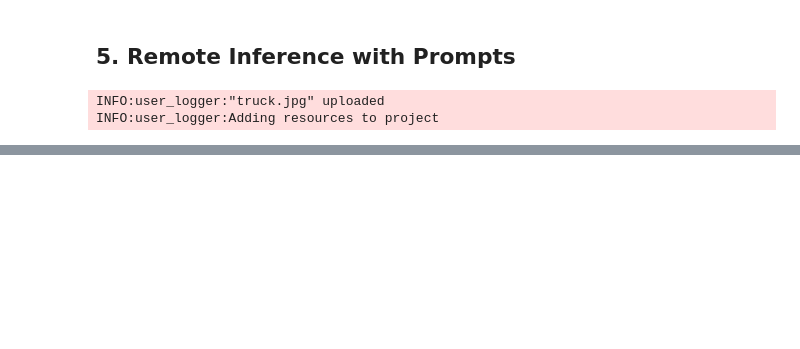
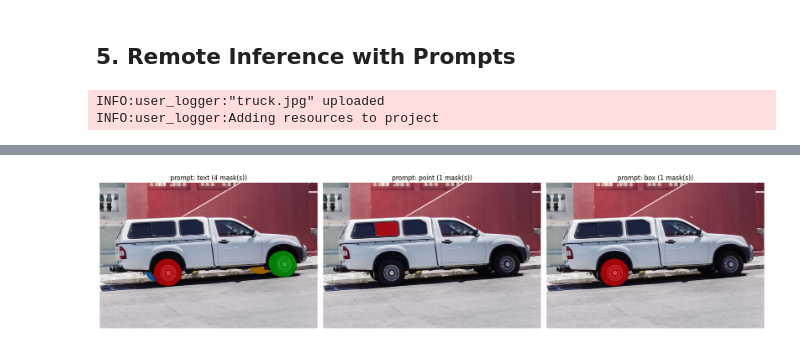
Before and after one commit to SonanceAI/datamint-python-api, a Jupyter notebook: notebooks/06_end_to_end/sam/01_deploy_sam_model.ipynb, the cells around one changed output, grey strips where cells are left out. Cells and saved outputs as stored; diff of their text form; code cells hidden in the pictures; blank space fills up the shorter version.

```diff
--- a/notebooks/06_end_to_end/sam/01_deploy_sam_model.ipynb
+++ b/notebooks/06_end_to_end/sam/01_deploy_sam_model.ipynb
@@ -301,7 +329,7 @@ print(f'Run ID    : {run.info.run_id}')
 # %%
 from mlflow import MlflowClient
 
-MODEL_ALIAS = 'version-four'
+MODEL_ALIAS = 'version-one'
 client = MlflowClient()
 
 versions = client.search_model_versions(f"name='{MODEL_NAME}'")
@@ -371,27 +374,32 @@ r = api.resources.upload_resource(
 INFO:user_logger:"truck.jpg" uploaded
 INFO:user_logger:Adding resources to project
 # %%
+from datamint.api.dto import BoxPrompt, InferencePrompts, PointPrompt
+
+r = api.resources.get_list(project_name=PROJECT_NAME, limit=1)[0]
+MODEL_ALIAS = 'version-one'
+
 print(r)
+
 jobs = {
     'text': api.inference.predict_image(
-        MODEL_NAME, model_alias=MODEL_ALIAS, resource_id=r,
+        MODEL_NAME, model_alias=MODEL_ALIAS, resource_id=r.id,
         prompts=InferencePrompts(text='wheel'),
     ),
-    #'point': api.inference.predict_image(
-    #    MODEL_NAME, model_alias=MODEL_ALIAS, resource_id=r,
-    #    prompts=InferencePrompts(points=[PointPrompt(label=1, x=500, y=375)]),
-    #),
-    #'box': api.inference.predict_image(
-    #    MODEL_NAME, model_alias=MODEL_ALIAS, resource_id=r,
-    #    prompts=InferencePrompts(boxes=[BoxPrompt(x_min=425, y_min=600, x_max=700, y_max=875)]),
-    #),
+    'point': api.inference.predict_image(
+        MODEL_NAME, model_alias=MODEL_ALIAS, resource_id=r.id,
+        prompts=InferencePrompts(points=[PointPrompt(label=1, x=500, y=375)]),
+    ),
+    'box': api.inference.predict_image(
+        MODEL_NAME, model_alias=MODEL_ALIAS, resource_id=r.id,
+        prompts=InferencePrompts(boxes=[BoxPrompt(x_min=425, y_min=600, x_max=700, y_max=875)]),
+    ),
 }
 
 for label, job in jobs.items():
     job.wait()
-    print(label, job.status, job.error_message)
-
-
-    #job.wait()
-    #print(f'{label:>6}: {len(job.predictions[0])} mask(s)')
+    preds = job.predictions[0]
+    print(f'{label:>6}: {len(preds)} masks(s)')
+    for ann in preds:
+        print(ann)
 # %% [output]
@@ -401,11 +423,15 @@ text failed Failed to start model pod: Pod operation failed for image sam3_promp
 # %%
 fig, axes = plt.subplots(1, len(jobs), figsize=(6 * len(jobs), 6))
+axes = np.atleast_1d(axes)
+
 for ax, (label, job) in zip(axes, jobs.items()):
     ax.imshow(image_array)
     for i, ann in enumerate(job.predictions[0]):
         ax.imshow(mask_overlay(ann.mask, COLORS[i % len(COLORS)]))
     ax.set_title(f'prompt: {label} ({len(job.predictions[0])} mask(s))')
     ax.axis('off')
 
 plt.tight_layout()
 plt.show()
+# %% [output]
+[figure, added]
```
Also changed, not shown: parts of 9 cells of this notebook, 2 other files.
